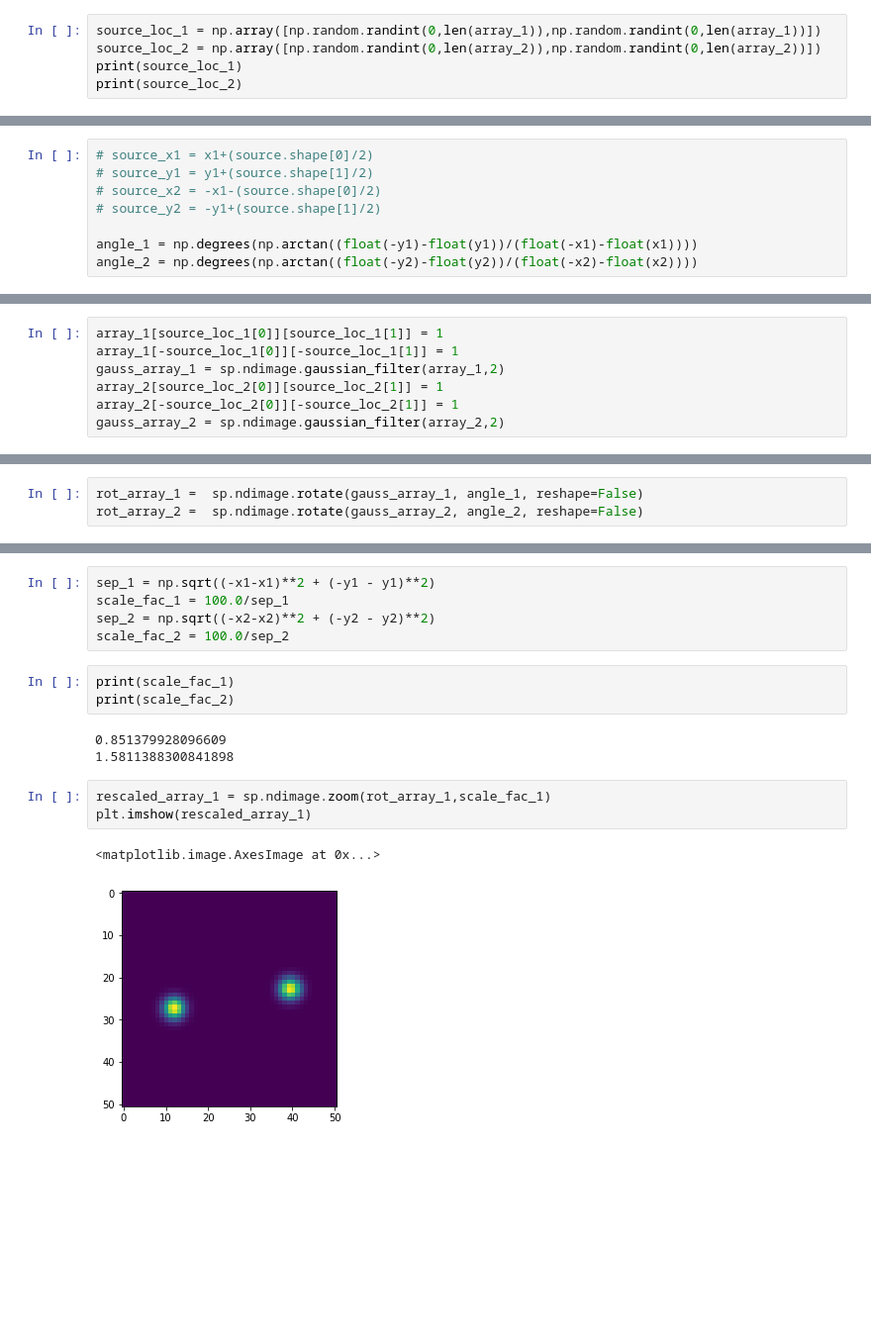
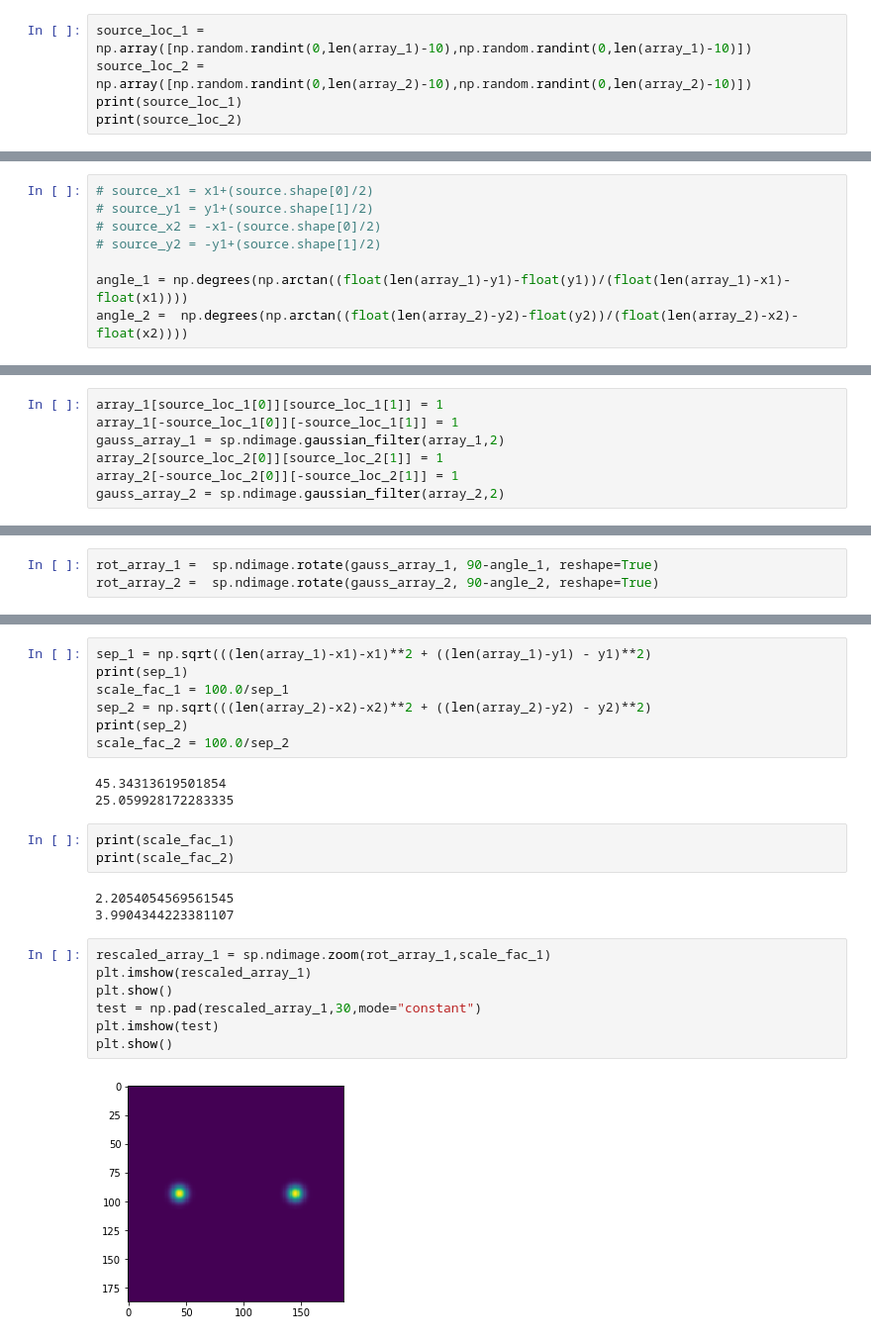
Before and after one commit to mdezylva/masters, a Jupyter notebook: Notebooks/rescaling_testing.ipynb, the cells around one changed output, grey strips where cells are left out. Shown at 99% size. Saved outputs shown, nothing was run; the diff lists cells and outputs as text; blank space fills up the shorter version.

```diff
--- a/Notebooks/rescaling_testing.ipynb
+++ b/Notebooks/rescaling_testing.ipynb
@@ -43,8 +43,8 @@ array_2 = np.zeros(shape = (size_of_array,size_of_array))
 # %% [output]
 Enter the size of the array:  60
 # %%
-source_loc_1 = np.array([np.random.randint(0,len(array_1)),np.random.randint(0,len(array_1))])
-source_loc_2 = np.array([np.random.randint(0,len(array_2)),np.random.randint(0,len(array_2))])
+source_loc_1 = np.array([np.random.randint(0,len(array_1)-10),np.random.randint(0,len(array_1)-10)])
+source_loc_2 = np.array([np.random.randint(0,len(array_2)-10),np.random.randint(0,len(array_2)-10)])
 print(source_loc_1)
 print(source_loc_2)
 # %% [output]
@@ -66,8 +86,8 @@ y2 = source_loc_2[1]
 # source_x2 = -x1-(source.shape[0]/2)
 # source_y2 = -y1+(source.shape[1]/2)
 
-angle_1 = np.degrees(np.arctan((float(-y1)-float(y1))/(float(-x1)-float(x1))))
-angle_2 = np.degrees(np.arctan((float(-y2)-float(y2))/(float(-x2)-float(x2))))
+angle_1 = np.degrees(np.arctan((float(len(array_1)-y1)-float(y1))/(float(len(array_1)-x1)-float(x1))))
+angle_2 =  np.degrees(np.arctan((float(len(array_2)-y2)-float(y2))/(float(len(array_2)-x2)-float(x2))))
 # %%
 print(angle_1)
 print(angle_2)
@@ -92,6 +112,6 @@ plt.show()
 # %%
-rot_array_1 =  sp.ndimage.rotate(gauss_array_1, angle_1, reshape=False)
-rot_array_2 =  sp.ndimage.rotate(gauss_array_2, angle_2, reshape=False)
+rot_array_1 =  sp.ndimage.rotate(gauss_array_1, 90-angle_1, reshape=True)
+rot_array_2 =  sp.ndimage.rotate(gauss_array_2, 90-angle_2, reshape=True)
 # %%
 plt.imshow(rot_array_1)
 plt.show()
@@ -103,17 +123,25 @@ plt.show()
 # %%
-sep_1 = np.sqrt((-x1-x1)**2 + (-y1 - y1)**2)
+sep_1 = np.sqrt(((len(array_1)-x1)-x1)**2 + ((len(array_1)-y1) - y1)**2)
+print(sep_1)
 scale_fac_1 = 100.0/sep_1
-sep_2 = np.sqrt((-x2-x2)**2 + (-y2 - y2)**2)
+sep_2 = np.sqrt(((len(array_2)-x2)-x2)**2 + ((len(array_2)-y2) - y2)**2)
+print(sep_2)
 scale_fac_2 = 100.0/sep_2
+# %% [output]
+45.34313619501854
+25.059928172283335
 # %%
 print(scale_fac_1)
 print(scale_fac_2)
 # %% [output]
-0.851379928096609
-1.5811388300841898
+2.2054054569561545
+3.9904344223381107
 # %%
 rescaled_array_1 = sp.ndimage.zoom(rot_array_1,scale_fac_1)
 plt.imshow(rescaled_array_1)
+plt.show()
+test = np.pad(rescaled_array_1,30,mode="constant")
+plt.imshow(test)
+plt.show()
 # %% [output]
-<matplotlib.image.AxesImage at 0x...>
-[figure, old version]
+[figure, new version]
```
Also changed, not shown: parts of 12 cells of this notebook, 2 other files.
